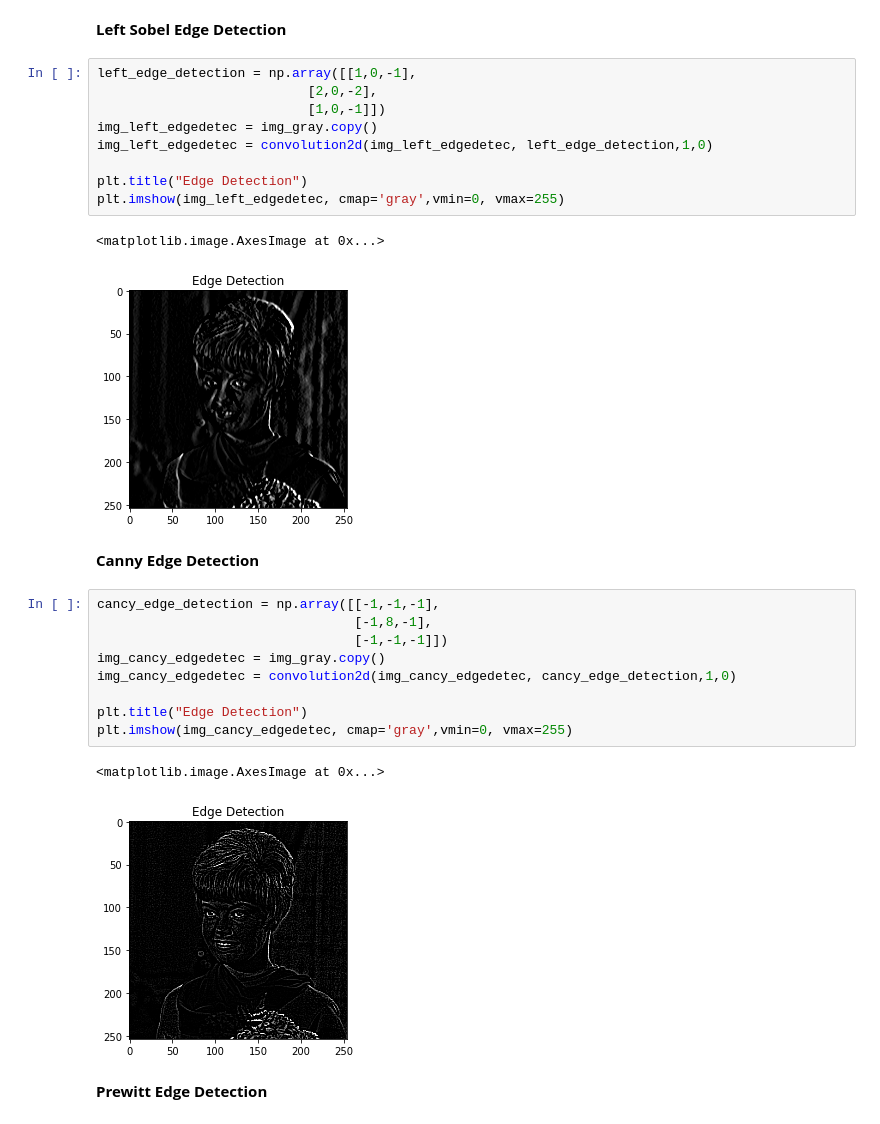
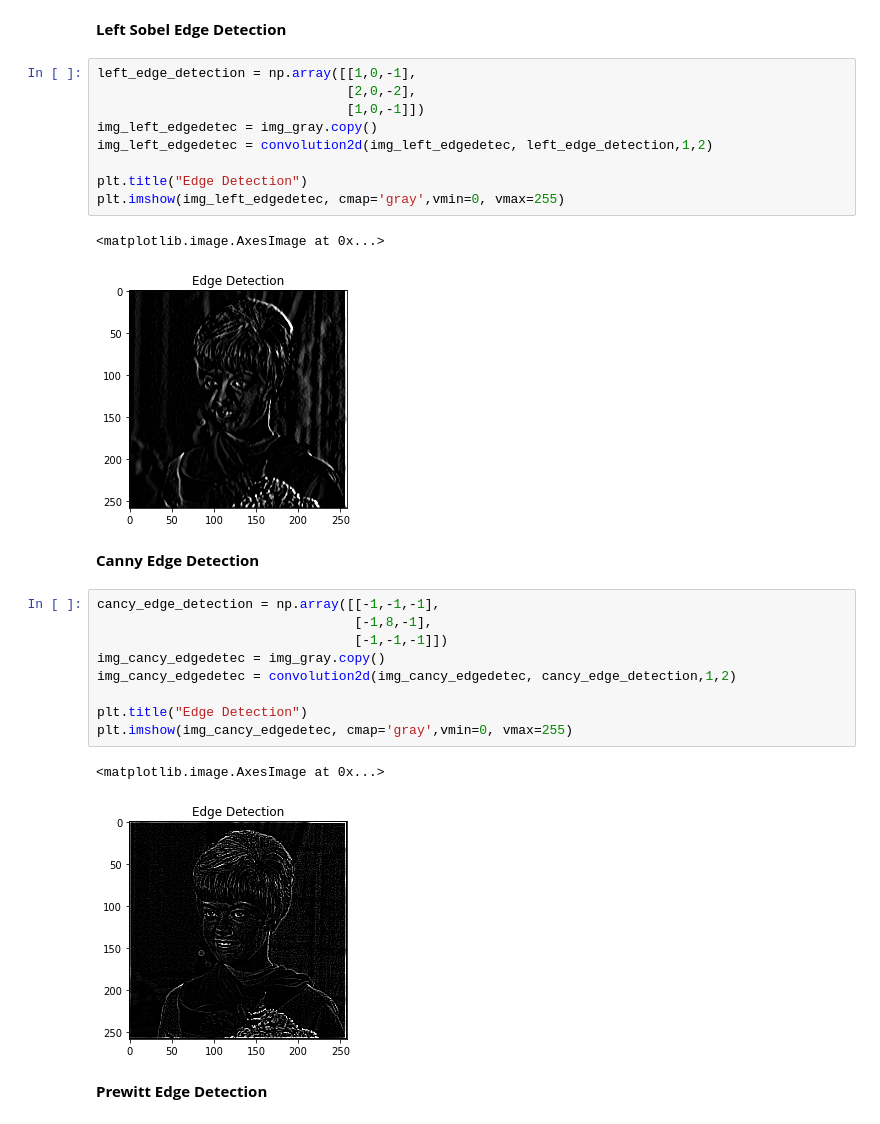
Before and after one commit to RinaHariyanti/PCVK_Genap_2023, a Jupyter notebook: Week7.ipynb, the cells around one changed output. Saved outputs shown, nothing was run; the diff lists cells and outputs as text.

```diff
--- a/Week7.ipynb
+++ b/Week7.ipynb
@@ -85,30 +90,30 @@ plt.imshow(img_emboss, cmap='gray',vmin=0, vmax=255)
 **Left Sobel Edge Detection**
 # %%
 left_edge_detection = np.array([[1,0,-1],
-                           [2,0,-2],
-                           [1,0,-1]])
+                                [2,0,-2],
+                                [1,0,-1]])
 img_left_edgedetec = img_gray.copy()
-img_left_edgedetec = convolution2d(img_left_edgedetec, left_edge_detection,1,0)
+img_left_edgedetec = convolution2d(img_left_edgedetec, left_edge_detection,1,2)
 
 plt.title("Edge Detection")
 plt.imshow(img_left_edgedetec, cmap='gray',vmin=0, vmax=255)
 # %% [output]
 <matplotlib.image.AxesImage at 0x...>
-[figure, old version]
+[figure, new version]
 # %% [markdown]
 **Canny Edge Detection**
 # %%
 cancy_edge_detection = np.array([[-1,-1,-1],
                                  [-1,8,-1],
                                  [-1,-1,-1]])
 img_cancy_edgedetec = img_gray.copy()
-img_cancy_edgedetec = convolution2d(img_cancy_edgedetec, cancy_edge_detection,1,0)
+img_cancy_edgedetec = convolution2d(img_cancy_edgedetec, cancy_edge_detection,1,2)
 
 plt.title("Edge Detection")
 plt.imshow(img_cancy_edgedetec, cmap='gray',vmin=0, vmax=255)
 # %% [output]
 <matplotlib.image.AxesImage at 0x...>
-[figure, old version]
+[figure, new version]
 # %% [markdown]
 **Prewitt Edge Detection**
 # %%
```
Also changed, not shown: parts of 6 cells of this notebook.
